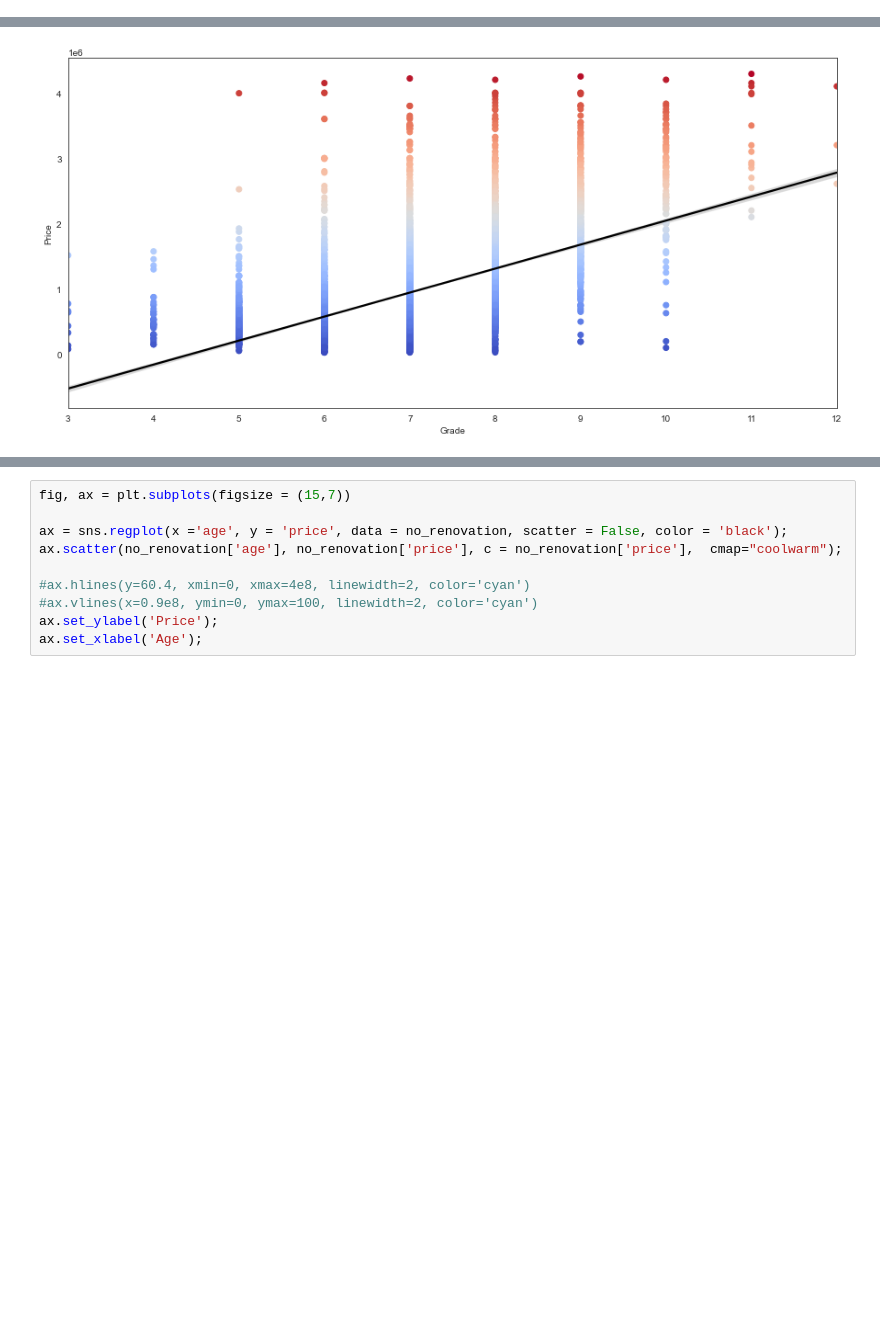
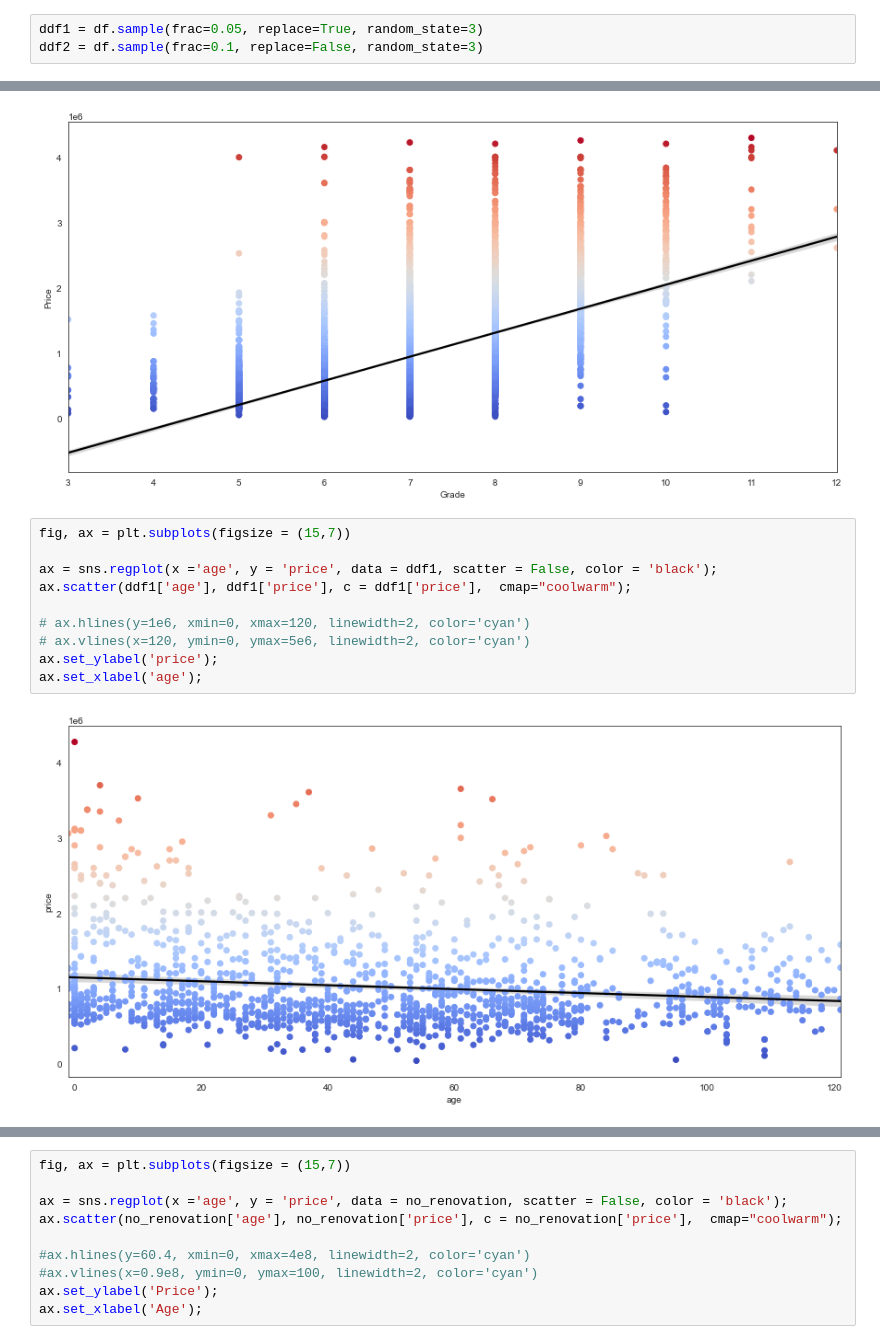
Before and after one commit to hall-nicholas/flatiron-ds-project-2, a Jupyter notebook: code/Dan_consolidated.ipynb, the cells around one changed output, grey strips where cells are left out. Saved outputs shown, nothing was run; the diff lists cells and outputs as text; blank space fills up the shorter version.

```diff
--- a/code/Dan_consolidated.ipynb
+++ b/code/Dan_consolidated.ipynb
@@ -83,3 +103,6 @@ df['heat_source'] = df['heat_source'].replace({'Gas': 1, 'Electricity' : 2, 'Oil
+# %%
+ddf1 = df.sample(frac=0.05, replace=True, random_state=3)
+ddf2 = df.sample(frac=0.1, replace=False, random_state=3)
 # %%
 historic = df[df['yr_built'] < 1972]
 historic['Renovation'] = historic['yr_renovated'].apply(lambda x: 1 if x > 0 else 0)
@@ -392,3 +415,15 @@ ax.set_ylabel('Price');
 ax.set_xlabel('Grade');
 # %% [output]
 [figure]
+# %%
+fig, ax = plt.subplots(figsize = (15,7))
+
+ax = sns.regplot(x ='age', y = 'price', data = ddf1, scatter = False, color = 'black');
+ax.scatter(ddf1['age'], ddf1['price'], c = ddf1['price'],  cmap="coolwarm");
+
+# ax.hlines(y=1e6, xmin=0, xmax=120, linewidth=2, color='cyan')
+# ax.vlines(x=120, ymin=0, ymax=5e6, linewidth=2, color='cyan')
+ax.set_ylabel('price');
+ax.set_xlabel('age');
+# %% [output]
+[figure, added]
```
Also changed, not shown: parts of 13 cells of this notebook.
